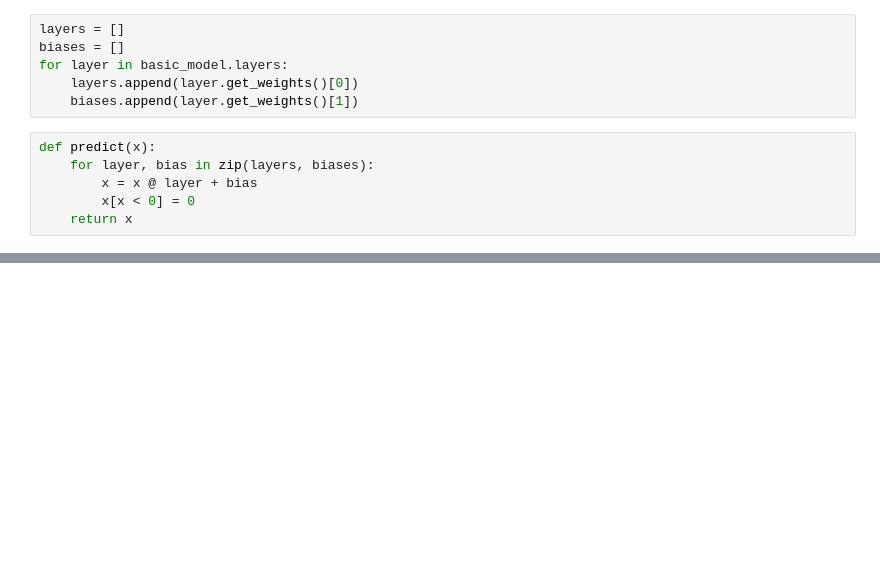
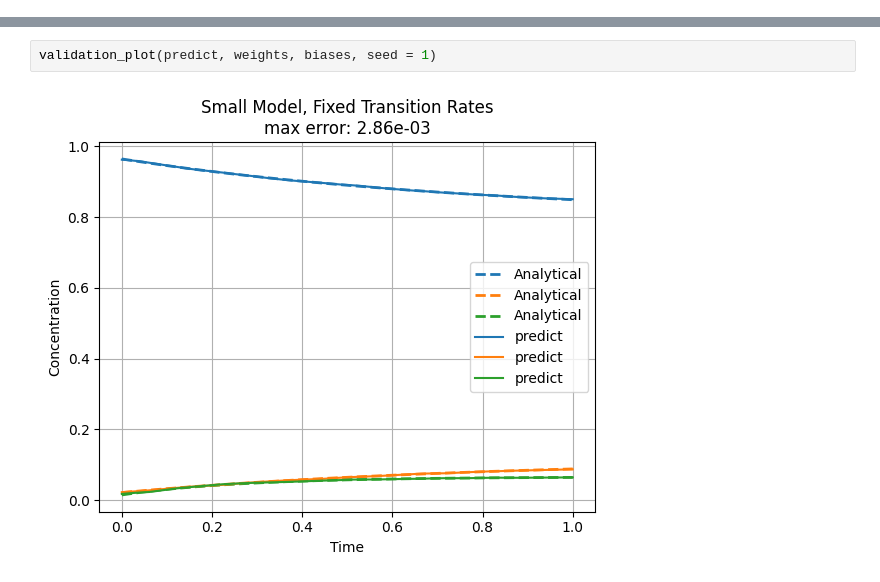
Before and after one commit to Davidxdydz/TrapDiffusion, a Jupyter notebook: cpu_inference.ipynb, the cells around one changed output, grey strips where cells are left out. Cells and saved outputs as stored; diff of their text form; blank space fills up the shorter version.

```diff
--- a/cpu_inference.ipynb
+++ b/cpu_inference.ipynb
@@ -16,13 +14 @@ basic_model = keras.models.load_model('trained_models/basic.keras')
-# %%
-layers = []
-biases = []
-for layer in basic_model.layers:
-    layers.append(layer.get_weights()[0])
-    biases.append(layer.get_weights()[1])
-# %%
-def predict(x):
-    for layer, bias in zip(layers, biases):
-        x = x @ layer + bias
-        x[x < 0] = 0
-    return x
 # %%
@@ -54,0 +60,4 @@ plt.grid()
+# %%
+validation_plot(predict, weights, biases, seed = 1)
+# %% [output]
+[figure, added]
```
Also changed, not shown: parts of 8 cells of this notebook, 7 other files.
